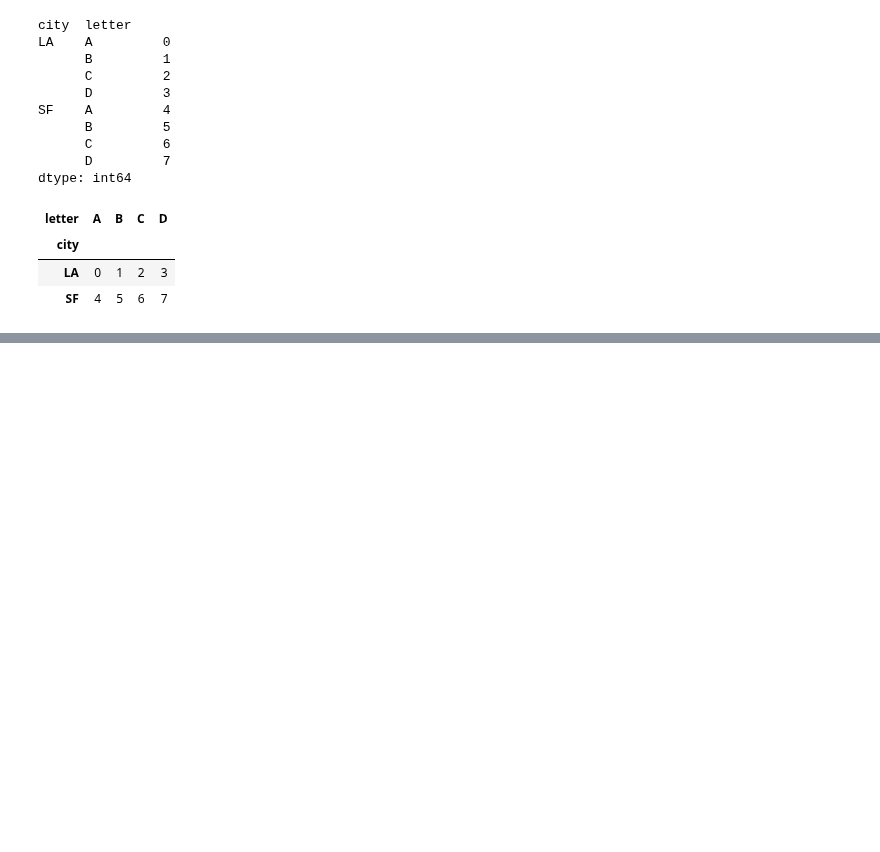
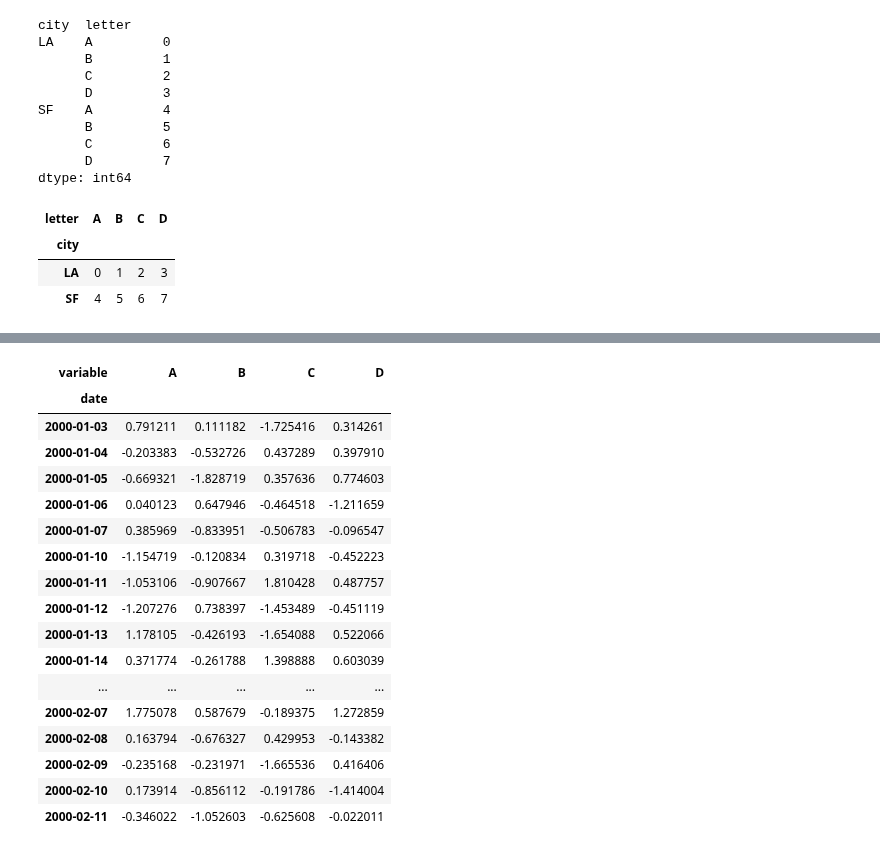
Before and after one commit to largekind/DataScience, a Jupyter notebook: DataFix.ipynb, the cells around one changed output, grey strips where cells are left out. Drawn from its saved outputs; the diff is of its cells as text; code cells hidden in the pictures; blank space fills up the shorter version.

Commit message:
Add usage pivot table

```diff
--- a/DataFix.ipynb
+++ b/DataFix.ipynb
@@ -414,0 +419,14 @@ ser1.unstack()
+# %%
+import pandas._testing as tm #util.testingは古いので、_testingを使用する
+tm.N = 3
+
+# ピボットテーブル用のデータ作成用関数 frameで渡されたリストデータに対し、値や変数、時刻データを付与する
+def unpivot(frame):
+    N, K = frame.shape
+    data = {'value' : frame.values.ravel('F'),
+            'variable' : np.asarray(frame.columns).repeat(N),
+            'date' : np.tile(np.asarray(frame.index), K)}
+    return DataFrame(data, columns=['date', 'variable', 'value'])
+
+# DataFrameを作ります。
+dframe = unpivot(tm.makeTimeDataFrame()) #
@@ -414,0 +449,23 @@ ser1.unstack()
+# %%
+# ピボットテーブルの作成 渡されたindexに対応する情報が表として出力される
+dframe_piv = dframe.pivot('date','variable','value')
+dframe_piv
+# %% [output]
+| variable | A | B | C | D |
+| date |  |  |  |  |
+| 2000-01-03 | 0.791211 | 0.111182 | -1.725416 | 0.314261 |
+| 2000-01-04 | -0.203383 | -0.532726 | 0.437289 | 0.397910 |
+| 2000-01-05 | -0.669321 | -1.828719 | 0.357636 | 0.774603 |
+| 2000-01-06 | 0.040123 | 0.647946 | -0.464518 | -1.211659 |
+| 2000-01-07 | 0.385969 | -0.833951 | -0.506783 | -0.096547 |
+| 2000-01-10 | -1.154719 | -0.120834 | 0.319718 | -0.452223 |
+| 2000-01-11 | -1.053106 | -0.907667 | 1.810428 | 0.487757 |
+| 2000-01-12 | -1.207276 | 0.738397 | -1.453489 | -0.451119 |
+| 2000-01-13 | 1.178105 | -0.426193 | -1.654088 | 0.522066 |
+| 2000-01-14 | 0.371774 | -0.261788 | 1.398888 | 0.603039 |
+| ... | ... | ... | ... | ... |
+| 2000-02-07 | 1.775078 | 0.587679 | -0.189375 | 1.272859 |
+| 2000-02-08 | 0.163794 | -0.676327 | 0.429953 | -0.143382 |
+| 2000-02-09 | -0.235168 | -0.231971 | -1.665536 | 0.416406 |
+| 2000-02-10 | 0.173914 | -0.856112 | -0.191786 | -1.414004 |
+| 2000-02-11 | -0.346022 | -1.052603 | -0.625608 | -0.022011 |
```
Also changed, not shown: parts of 2 cells of this notebook.
